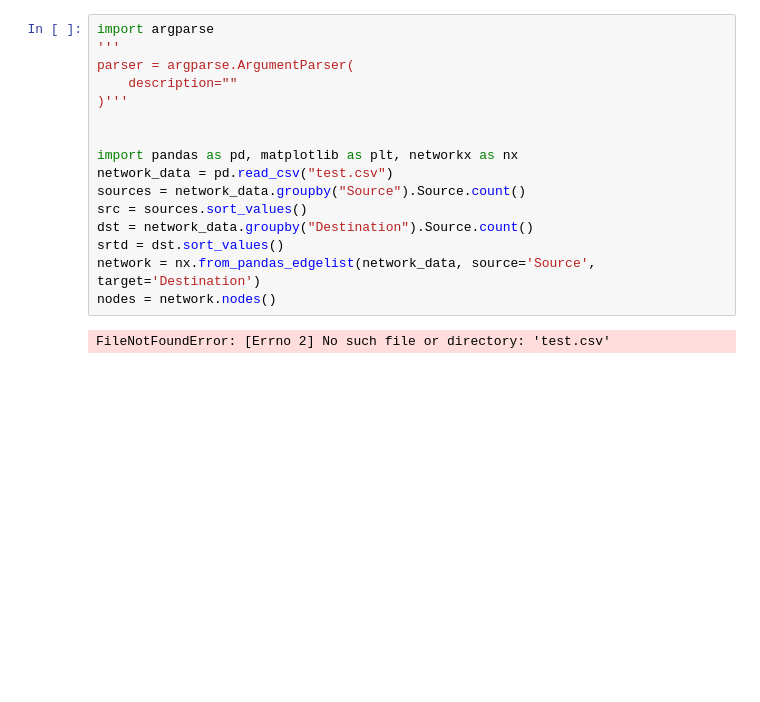
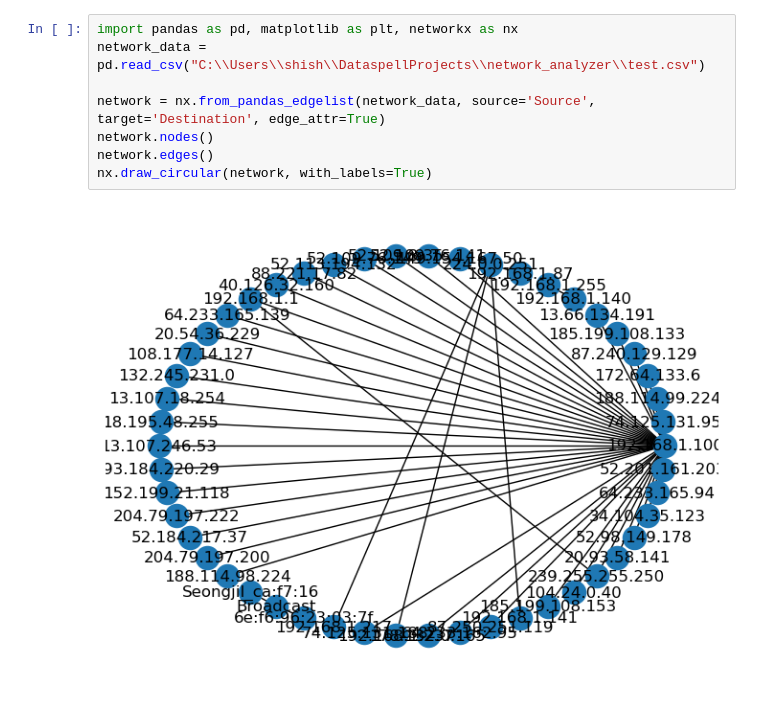
Before and after one commit to shisheloff/network_analyzer, a Jupyter notebook: test.ipynb, the cells around one changed output. Saved outputs shown, nothing was run; the diff lists cells and outputs as text; blank space fills up the shorter version.

```diff
--- a/test.ipynb
+++ b/test.ipynb
@@ -1,18 +1,10 @@
 # %%
-import argparse
-'''
-parser = argparse.ArgumentParser(
-    description=""
-)'''
+import pandas as pd, matplotlib as plt, networkx as nx
+network_data = pd.read_csv("C:\\Users\\shish\\DataspellProjects\\network_analyzer\\test.csv")
 
-
-import pandas as pd, matplotlib as plt, networkx as nx
-network_data = pd.read_csv("test.csv")
-sources = network_data.groupby("Source").Source.count()
-src = sources.sort_values()
-dst = network_data.groupby("Destination").Source.count()
-srtd = dst.sort_values()
-network = nx.from_pandas_edgelist(network_data, source='Source', target='Destination')
-nodes = network.nodes()
+network = nx.from_pandas_edgelist(network_data, source='Source', target='Destination', edge_attr=True)
+network.nodes()
+network.edges()
+nx.draw_circular(network, with_labels=True)
 # %% [output]
-FileNotFoundError: [Errno 2] No such file or directory: 'test.csv'
+[figure, added]
```
Also changed, not shown: 1 other file.
